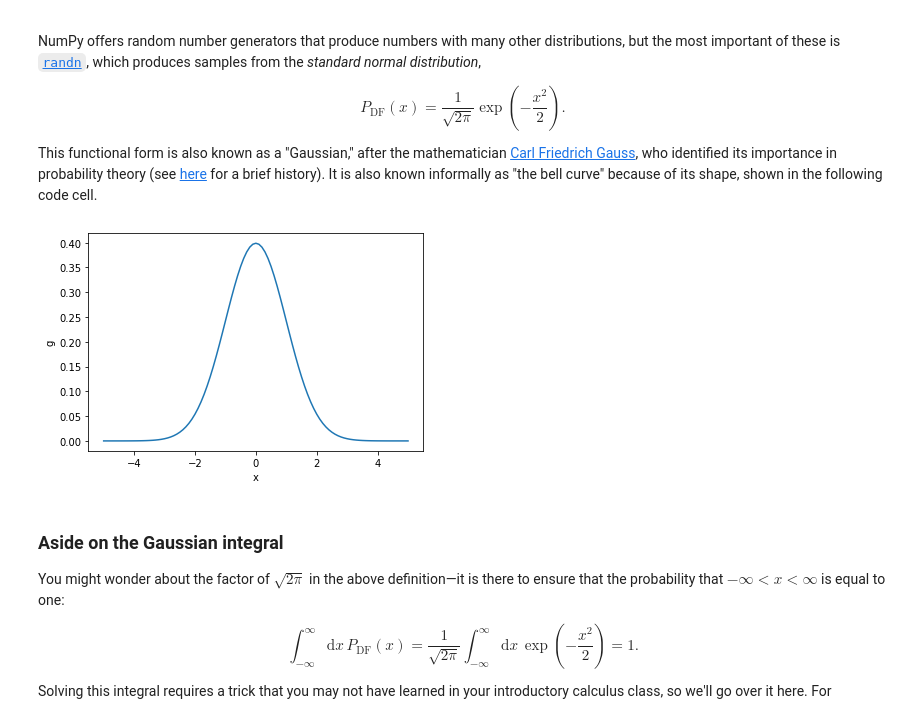
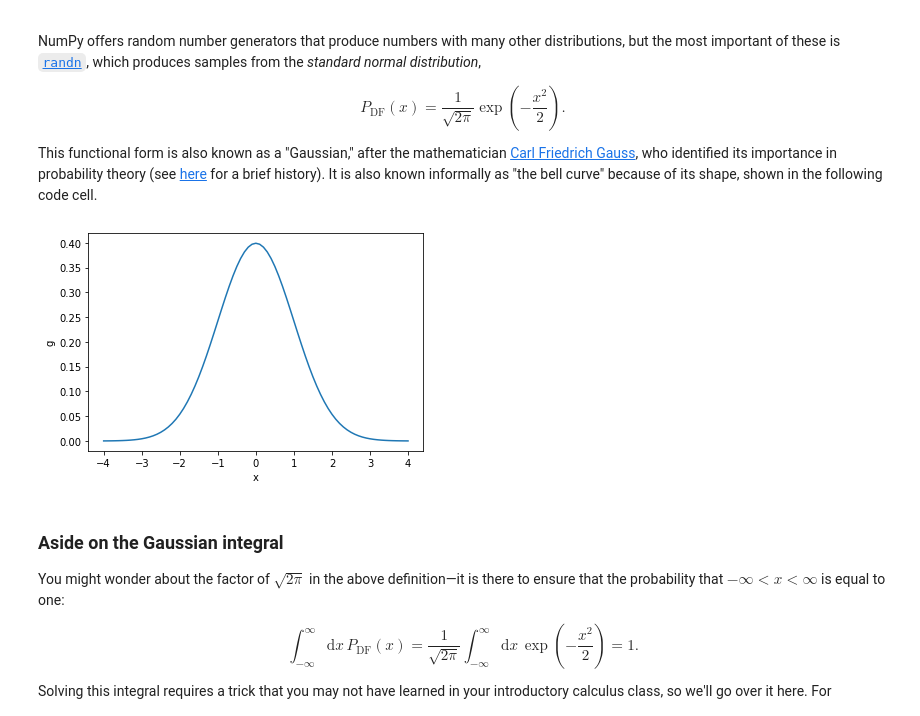
Before and after one commit to jsdodge/data-analysis-python, a Jupyter notebook: notebooks/2.0-Basic-statistics.ipynb, the cells around one changed output. Saved outputs shown, nothing was run; the diff lists cells and outputs as text; code cells hidden in the pictures.

```diff
--- a/notebooks/2.0-Basic-statistics.ipynb
+++ b/notebooks/2.0-Basic-statistics.ipynb
@@ -246,14 +247,14 @@ $$P_\text{DF}(x) = \frac{1}{\sqrt{2\pi}}\exp\left(-\frac{x^2}{2}\right).$$
 
 This functional form is also known as a "Gaussian," after the mathematician [Carl Friedrich Gauss](https://en.wikipedia.org/wiki/Carl_Friedrich_Gauss), who identified its importance in probability theory (see [here](https://en.wikipedia.org/wiki/Normal_distribution#History) for a brief history). It is also known informally as "the  bell curve" because of its shape, shown in the following code cell.
 # %%
-x = np.arange(-5.0,5.05,0.1)
+x = np.arange(-4.0,4.05,0.1)
 g = np.exp(-x**2/2)/np.sqrt(2*np.pi)
 
 plt.plot(x,g)
 plt.xlabel('x')
 plt.ylabel('g');
 # %% [output]
-[figure, old version]
+[figure, new version]
 # %% [markdown]
 ### Aside on the Gaussian integral
 You might wonder about the factor of $\sqrt{2\pi}$ in the above definition—it is there to ensure that the probability that $-\infty < x < \infty$ is equal to one:
```
Also changed, not shown: parts of 14 cells of this notebook.
